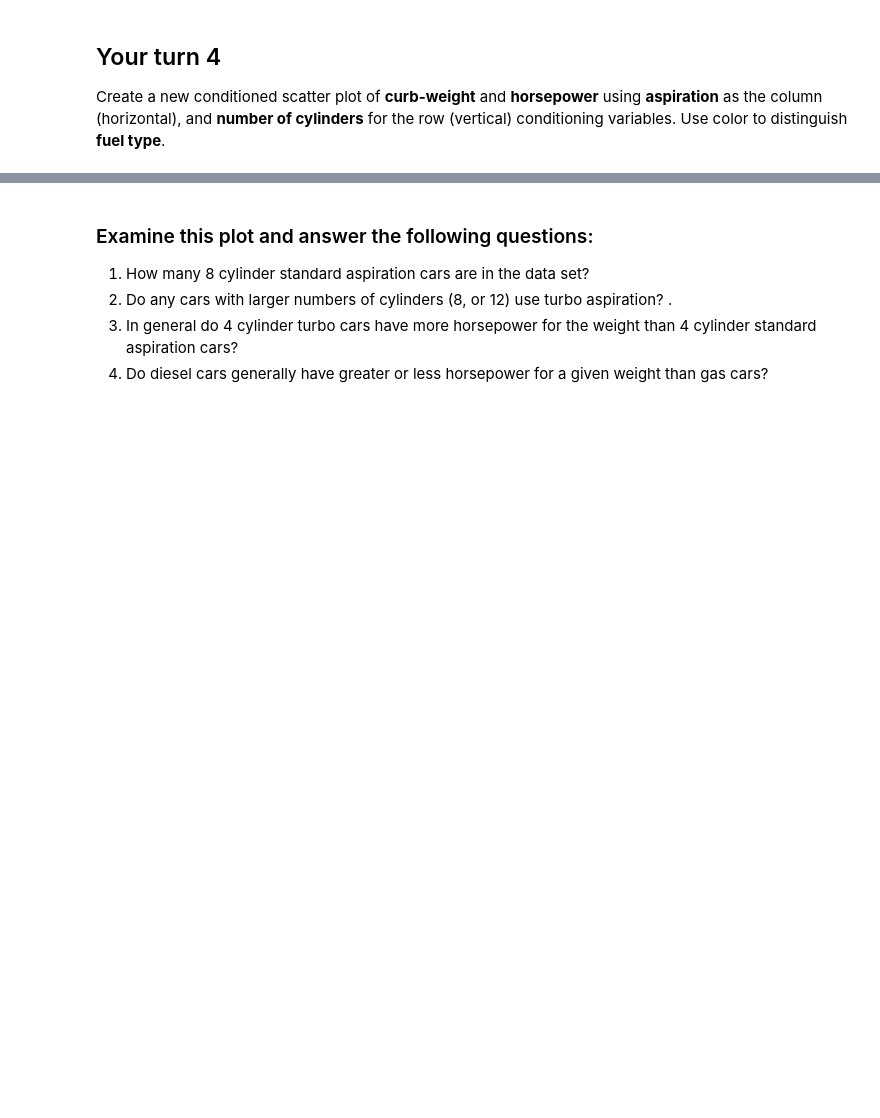
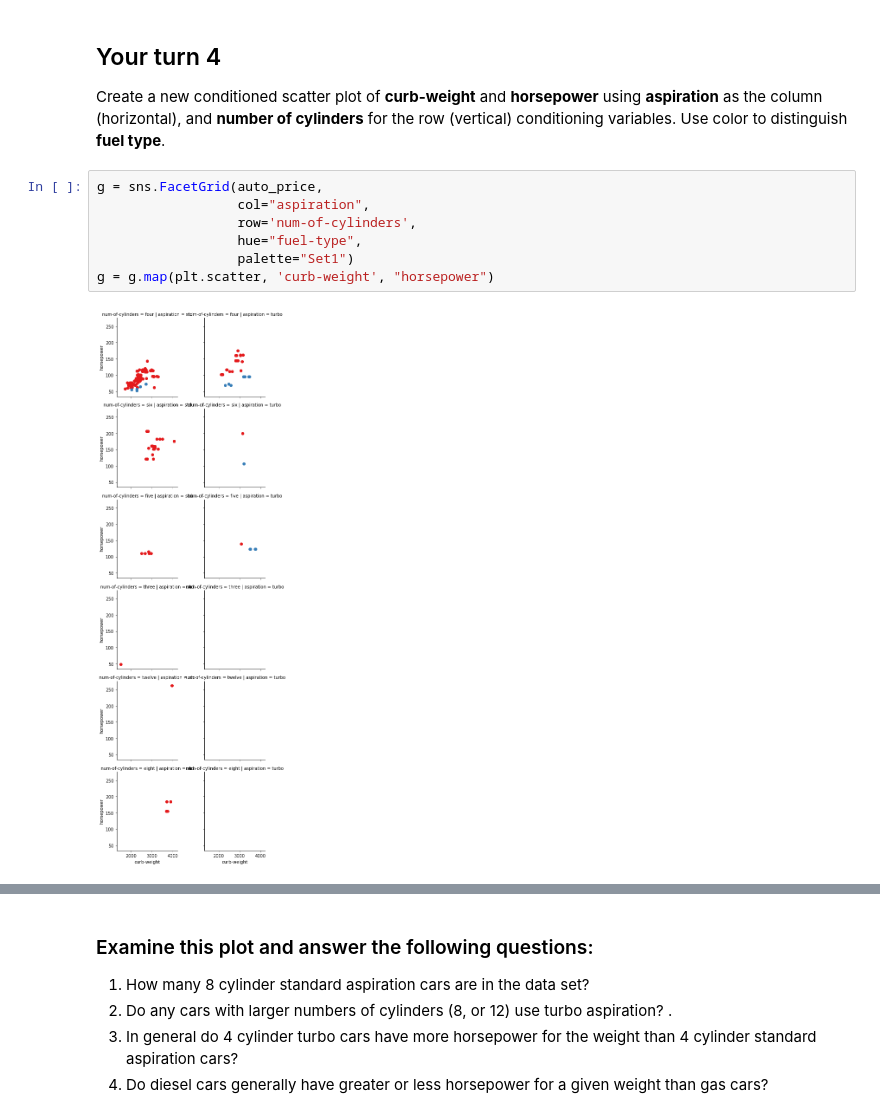
Before and after one commit to ryanarbow/uw_data_science, a Jupyter notebook: DS_methods_and_tools_2/L02-DataExploration-Part2.ipynb, the cells around one changed output, grey strips where cells are left out. Saved outputs shown, nothing was run; the diff lists cells and outputs as text; blank space fills up the shorter version.

```diff
--- a/DS_methods_and_tools_2/L02-DataExploration-Part2.ipynb
+++ b/DS_methods_and_tools_2/L02-DataExploration-Part2.ipynb
@@ -583,5 +681,14 @@ This plot projects five dimensions of the data set onto the two dimensional plot
 # %% [markdown]
 ## Your turn 4
 Create a new conditioned scatter plot of **curb-weight** and **horsepower** using **aspiration** as the column (horizontal), and **number of cylinders** for the row (vertical) conditioning variables. Use color to distinguish **fuel type**.
+# %%
+g = sns.FacetGrid(auto_price,
+                  col="aspiration",
+                  row='num-of-cylinders',
+                  hue="fuel-type",
+                  palette="Set1")
+g = g.map(plt.scatter, 'curb-weight', "horsepower")
+# %% [output]
+[figure, added]
 # %%
 auto_price.columns
```
Also changed, not shown: parts of 26 cells of this notebook.
